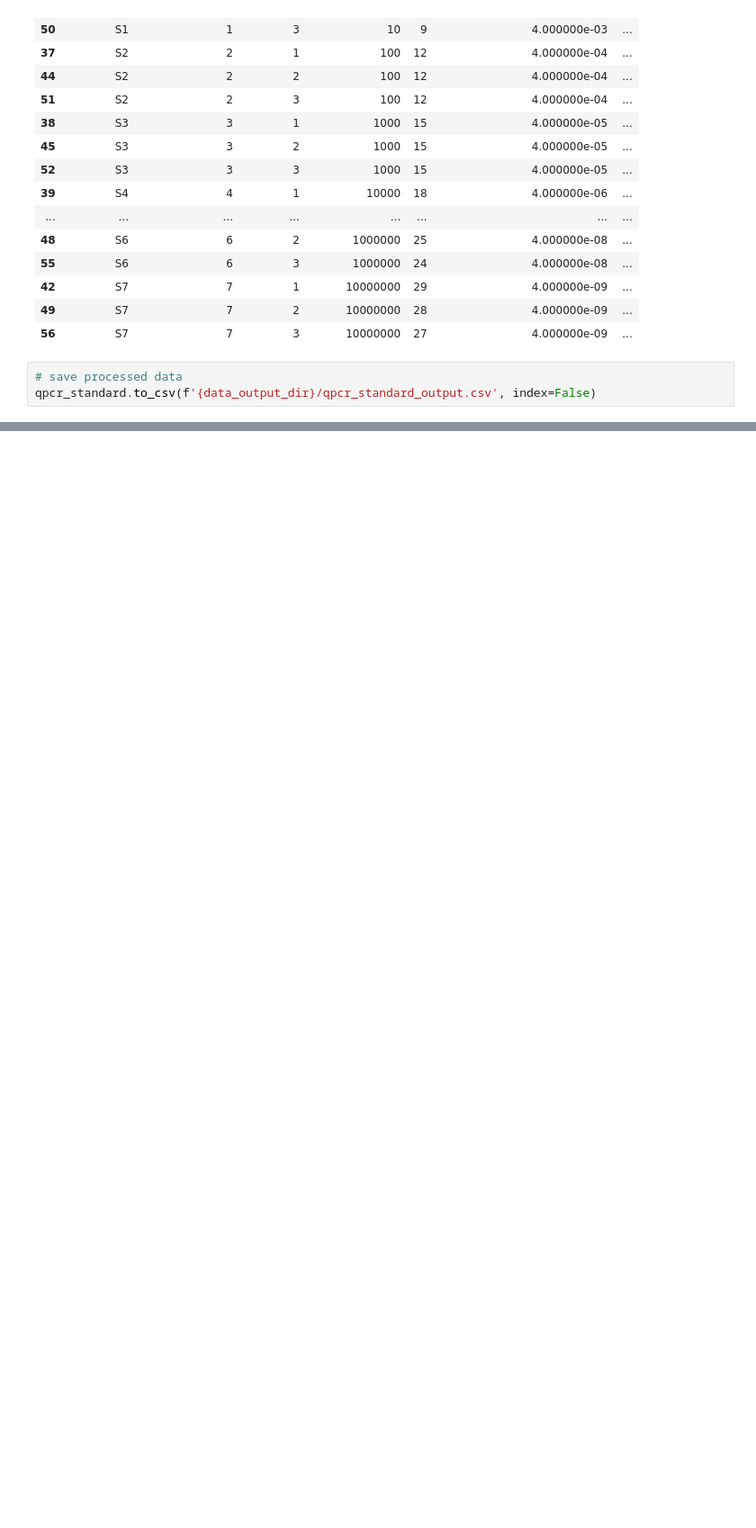
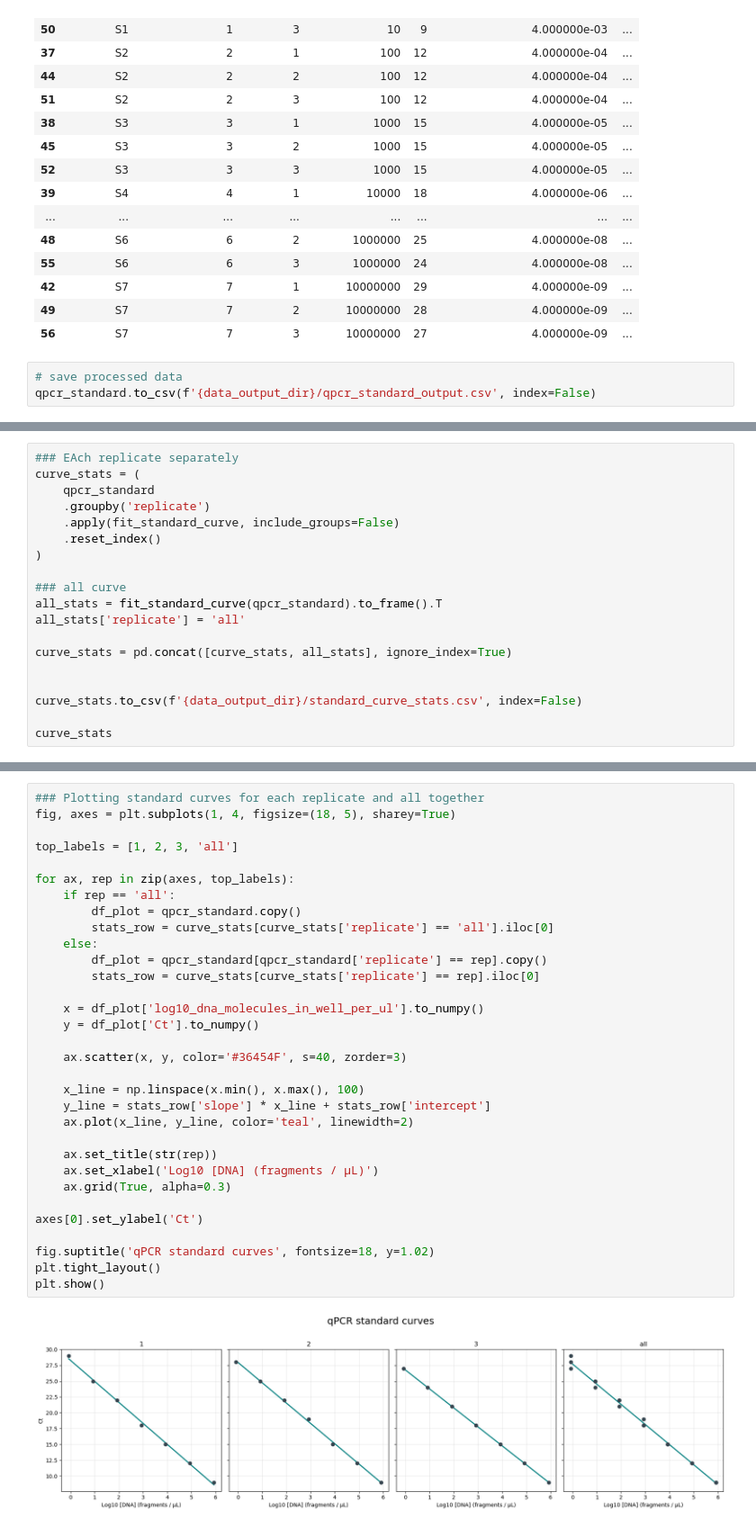
Before and after one commit to EvaPeet-sp/SystemsPractice, a Jupyter notebook: ploidy.ipynb, the cells around one changed output, grey strips where cells are left out. Shown at 90% size. Cells and saved outputs as stored; diff of their text form; blank space fills up the shorter version.

Commit message:
find the best curve

```diff
--- a/ploidy.ipynb
+++ b/ploidy.ipynb
@@ -397,0 +427,19 @@ qpcr_standard.to_csv(f'{data_output_dir}/qpcr_standard_output.csv', index=False)
+# %%
+### EAch replicate separately
+curve_stats = (
+    qpcr_standard
+    .groupby('replicate')
+    .apply(fit_standard_curve, include_groups=False)
+    .reset_index()
+)
+
+### all curve
+all_stats = fit_standard_curve(qpcr_standard).to_frame().T
+all_stats['replicate'] = 'all'
+
+curve_stats = pd.concat([curve_stats, all_stats], ignore_index=True)
+
+
+curve_stats.to_csv(f'{data_output_dir}/standard_curve_stats.csv', index=False)
+
+curve_stats
@@ -397,0 +452,34 @@ qpcr_standard.to_csv(f'{data_output_dir}/qpcr_standard_output.csv', index=False)
+# %%
+### Plotting standard curves for each replicate and all together
+fig, axes = plt.subplots(1, 4, figsize=(18, 5), sharey=True)
+
+top_labels = [1, 2, 3, 'all']
+
+for ax, rep in zip(axes, top_labels):
+    if rep == 'all':
+        df_plot = qpcr_standard.copy()
+        stats_row = curve_stats[curve_stats['replicate'] == 'all'].iloc[0]
+    else:
+        df_plot = qpcr_standard[qpcr_standard['replicate'] == rep].copy()
+        stats_row = curve_stats[curve_stats['replicate'] == rep].iloc[0]
+
+    x = df_plot['log10_dna_molecules_in_well_per_ul'].to_numpy()
+    y = df_plot['Ct'].to_numpy()
+
+    ax.scatter(x, y, color='#36454F', s=40, zorder=3)
+
+    x_line = np.linspace(x.min(), x.max(), 100)
+    y_line = stats_row['slope'] * x_line + stats_row['intercept']
+    ax.plot(x_line, y_line, color='teal', linewidth=2)
+
+    ax.set_title(str(rep))
+    ax.set_xlabel('Log10 [DNA] (fragments / μL)')
+    ax.grid(True, alpha=0.3)
+
+axes[0].set_ylabel('Ct')
+
+fig.suptitle('qPCR standard curves', fontsize=18, y=1.02)
+plt.tight_layout()
+plt.show()
+# %% [output]
+[figure, added]
```
Also changed, not shown: parts of 6 cells of this notebook, 1 other file.
